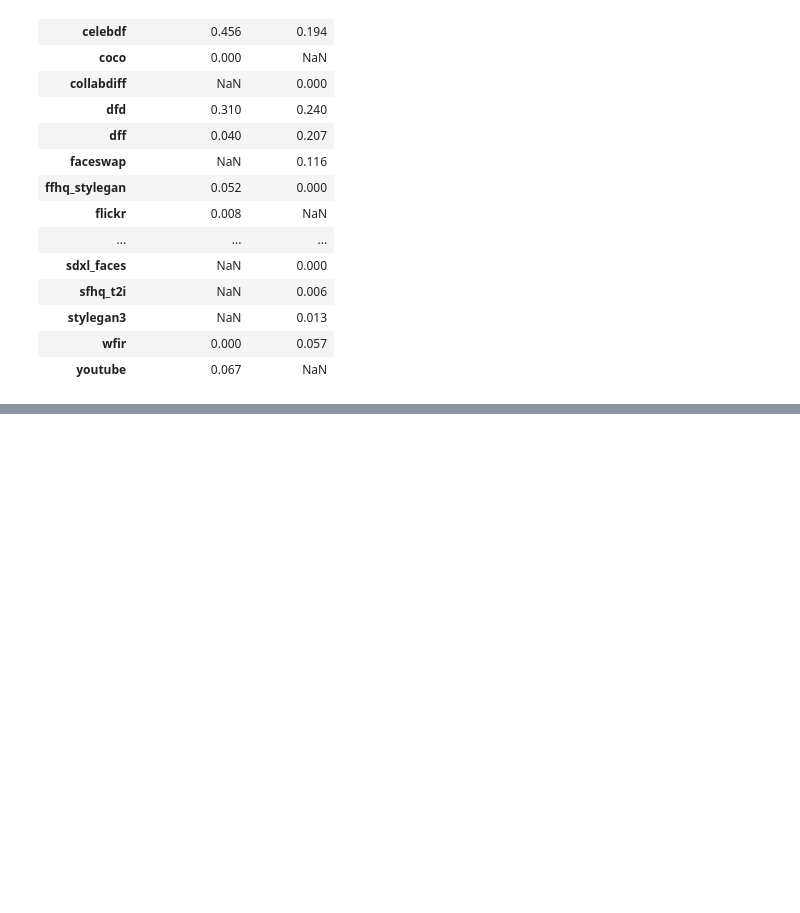
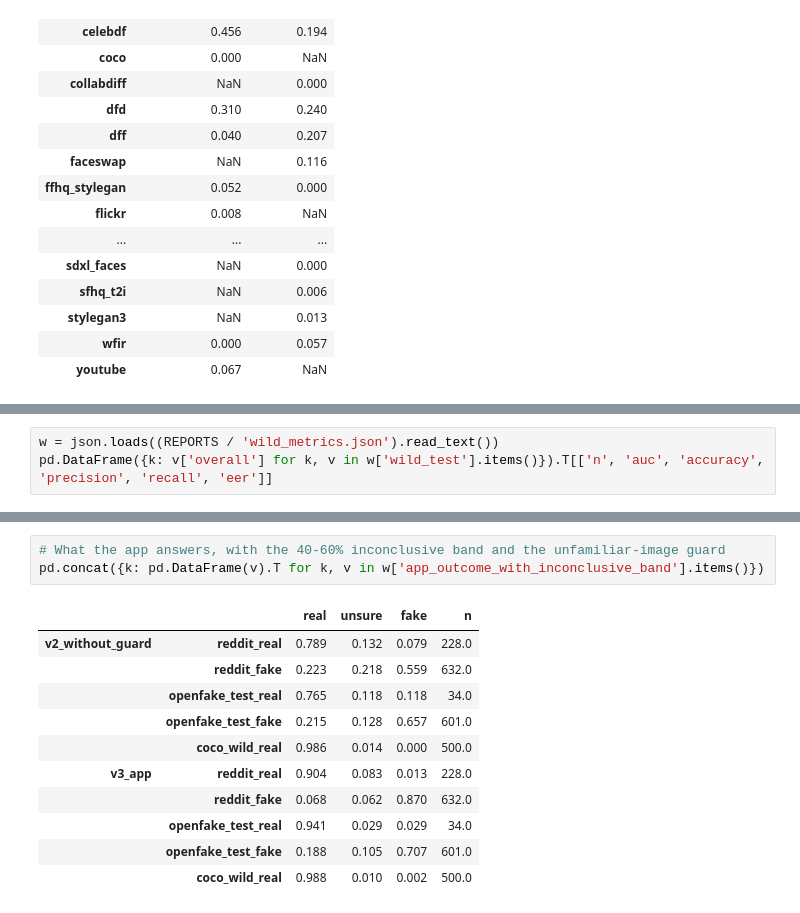
Before and after one commit to MoamenFouad/deep-fake-ai-powered-detector, a Jupyter notebook: ml/notebooks/02_training_and_evaluation.ipynb, the cells around one changed output, grey strips where cells are left out. Cells and saved outputs as stored; diff of their text form; blank space fills up the shorter version.

```diff
--- a/ml/notebooks/02_training_and_evaluation.ipynb
+++ b/ml/notebooks/02_training_and_evaluation.ipynb
@@ -119,0 +124,3 @@ held.assign(wrong=(held.p >= 0.5) != held.label).groupby(['source', 'label']).wr
+# %%
+w = json.loads((REPORTS / 'wild_metrics.json').read_text())
+pd.DataFrame({k: v['overall'] for k, v in w['wild_test'].items()}).T[['n', 'auc', 'accuracy', 'precision', 'recall', 'eer']]
@@ -119,0 +133,15 @@ held.assign(wrong=(held.p >= 0.5) != held.label).groupby(['source', 'label']).wr
+# %%
+# What the app answers, with the 40-60% inconclusive band and the unfamiliar-image guard
+pd.concat({k: pd.DataFrame(v).T for k, v in w['app_outcome_with_inconclusive_band'].items()})
+# %% [output]
+|  |  | real | unsure | fake | n |
+| v2_without_guard | reddit_real | 0.789 | 0.132 | 0.079 | 228.0 |
+|  | reddit_fake | 0.223 | 0.218 | 0.559 | 632.0 |
+|  | openfake_test_real | 0.765 | 0.118 | 0.118 | 34.0 |
+|  | openfake_test_fake | 0.215 | 0.128 | 0.657 | 601.0 |
+|  | coco_wild_real | 0.986 | 0.014 | 0.000 | 500.0 |
+| v3_app | reddit_real | 0.904 | 0.083 | 0.013 | 228.0 |
+|  | reddit_fake | 0.068 | 0.062 | 0.870 | 632.0 |
+|  | openfake_test_real | 0.941 | 0.029 | 0.029 | 34.0 |
+|  | openfake_test_fake | 0.188 | 0.105 | 0.707 | 601.0 |
+|  | coco_wild_real | 0.988 | 0.010 | 0.002 | 500.0 |
```
Also changed, not shown: parts of 5 cells of this notebook, 3 other files.
